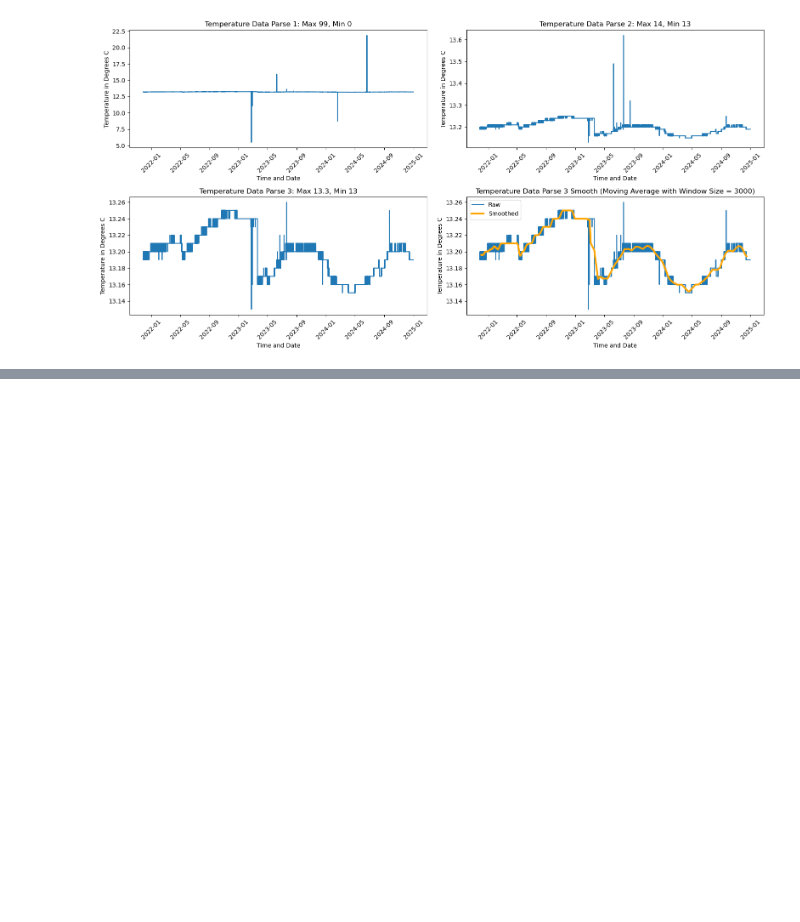
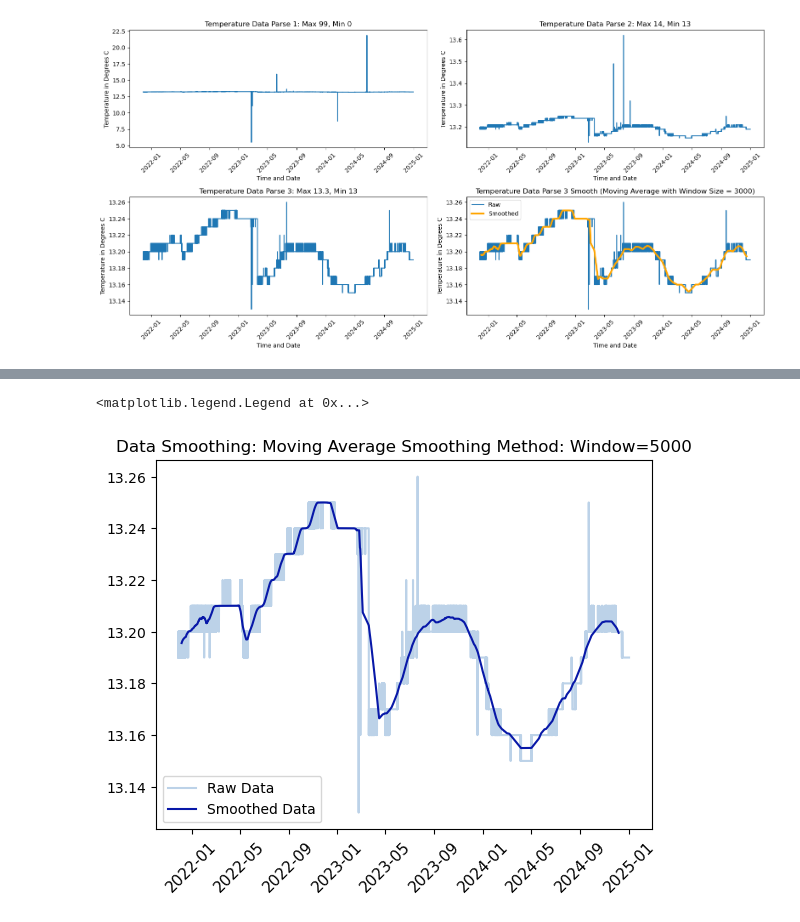
Before and after one commit to miaaaronson/ENE390, a Jupyter notebook: Thesis_Work/Misc_Code/All_Bubble_Data_ASOF2024.ipynb, the cells around one changed output, grey strips where cells are left out. Cells and saved outputs as stored; diff of their text form; code cells hidden in the pictures; blank space fills up the shorter version.

```diff
--- a/Thesis_Work/Misc_Code/All_Bubble_Data_ASOF2024.ipynb
+++ b/Thesis_Work/Misc_Code/All_Bubble_Data_ASOF2024.ipynb
@@ -187,0 +288,13 @@ plt.show()
+# %%
+# moving average
+y_smooth_ma = y_p3.rolling(window=5000, center=True).mean()
+
+# MS graph
+plt.plot(x_p3, y_p3, label="Raw Data", color="#BCD2E8")
+plt.plot(x_p3, y_smooth_ma, label="Smoothed Data", color="#0818A8")
+plt.title("Data Smoothing: Moving Average Smoothing Method: Window=5000")
+plt.xticks(rotation=45, fontsize=11)
+plt.legend()
+# %% [output]
+<matplotlib.legend.Legend at 0x...>
+[figure, added]
```
Also changed, not shown: parts of 8 cells of this notebook, 4 other files.
